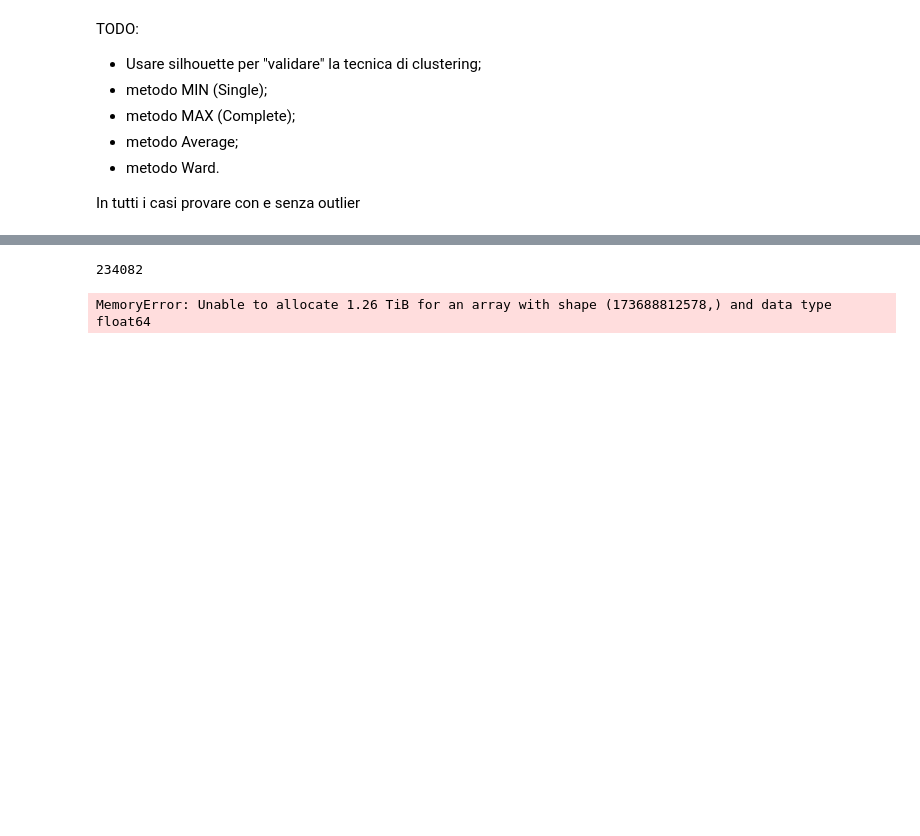
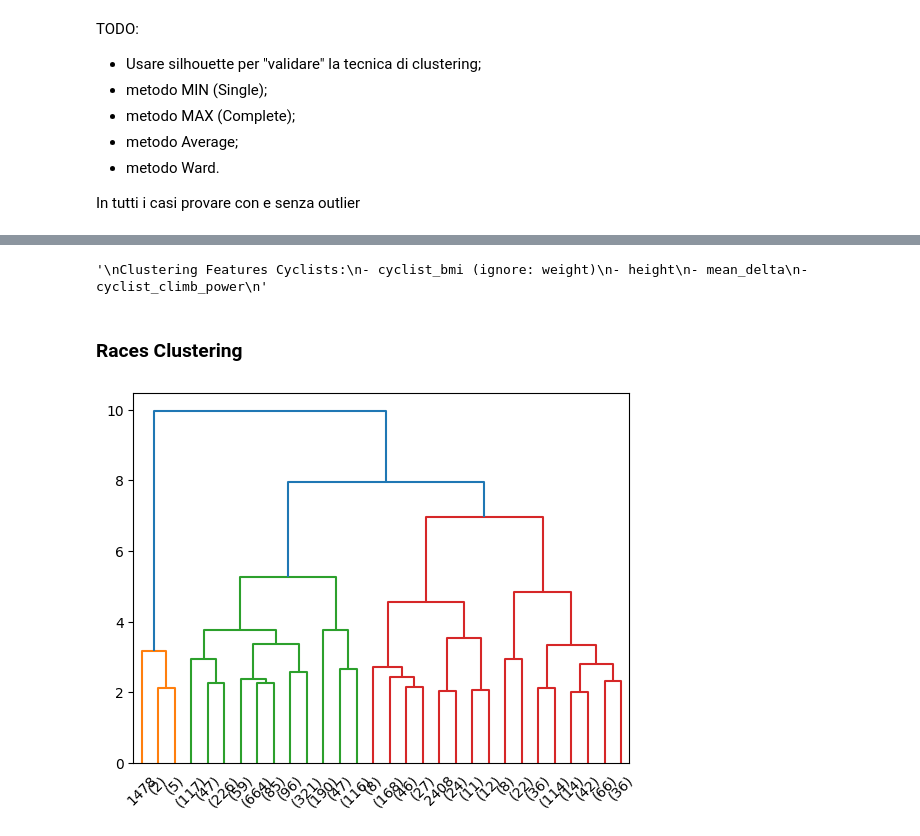
Before and after one commit to JacopoRaffi/DM_Project, a Jupyter notebook: TASK3/hierarchical_clustering.ipynb, the cells around one changed output, grey strips where cells are left out. Saved outputs shown, nothing was run; the diff lists cells and outputs as text; code cells hidden in the pictures; blank space fills up the shorter version.

```diff
--- a/TASK3/hierarchical_clustering.ipynb
+++ b/TASK3/hierarchical_clustering.ipynb
@@ -29,21 +32,41 @@ from sklearn.preprocessing import StandardScaler, MinMaxScaler
 # %%
 dataset = pd.read_csv('../data/complete_dataset_fe.csv', dtype={'cyclist_team': str})
 dataset['date'] = pd.to_datetime(dataset['date'], format='%Y-%m-%d')
+dataset = dataset[['length','race_prestige', 'race_physical_effort']].drop_duplicates()
+# %%
+'''
+Clustering Features Races:
+- race_prestige (ignore: points, uci_points, startlist_quality)
+- race_physical_effort (ignore: climb_total, profile, climb_percentage)
+- lenght
+
+Additionally, ignore race_year (not informative for clustering in our opinion)
+'''
+
+
+'''
+Clustering Features Cyclists:
+- cyclist_bmi (ignore: weight)
+- height
+- mean_delta
+- cyclist_climb_power
+'''
+# %% [output]
+'\nClustering Features Cyclists:\n- cyclist_bmi (ignore: weight)\n- height\n- mean_delta\n- cyclist_climb_power\n'
+# %% [markdown]
+### Races Clustering
 # %%
 # Select relevant columns for clustering
-columns_to_use = ['points', 'uci_points', 'length', 'climb_total', 'cyclist_age',
-                  'cyclist_bmi', 'climb_percentage', 'race_prestige', 'race_physical_effort'] #TODO: choose which feature to use
+columns_to_use = ['length','race_prestige', 'race_physical_effort']
 
-data_for_clustering = dataset[columns_to_use].dropna() #TODO: remove when we have imputed the missing values
+data_for_clustering = dataset.dropna() #TODO: remove when we have imputed the missing values
 
 # Standardize the data
 scaler = StandardScaler()
 data_scaled = scaler.fit_transform(data_for_clustering)
-# %% [output]
-234082
 # %%
 data_dist = pdist(data_scaled, metric='euclidean')
 data_link = linkage(data_dist, method='complete', metric='euclidean')
-res = dendrogram(data_link, color_threshold=10, truncate_mode='lastp')
+res = dendrogram(data_link, truncate_mode='lastp')
 # %% [output]
-MemoryError: Unable to allocate 1.26 TiB for an array with shape (173688812578,) and data type float64
+[figure, added]
```
Also changed, not shown: parts of 5 cells of this notebook.
